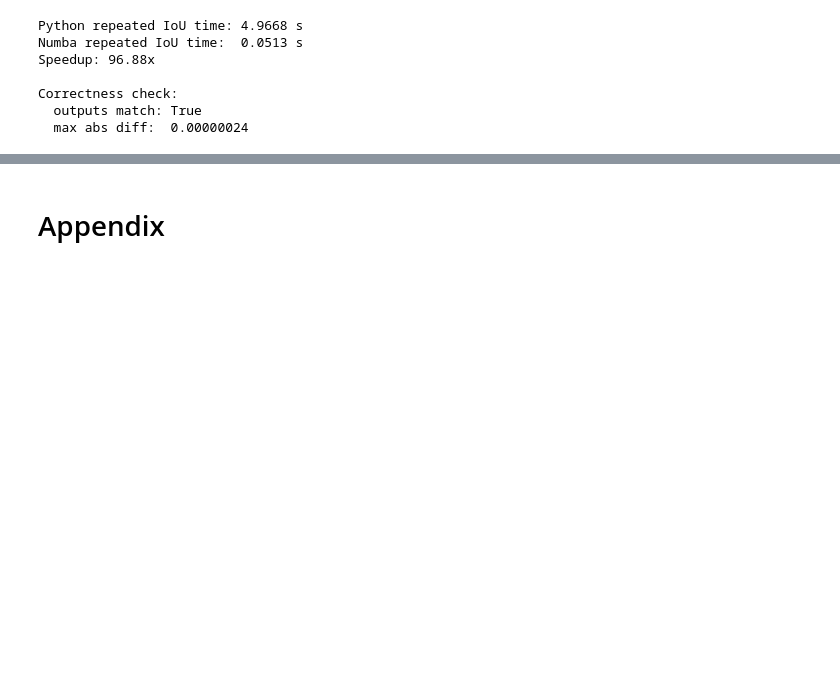
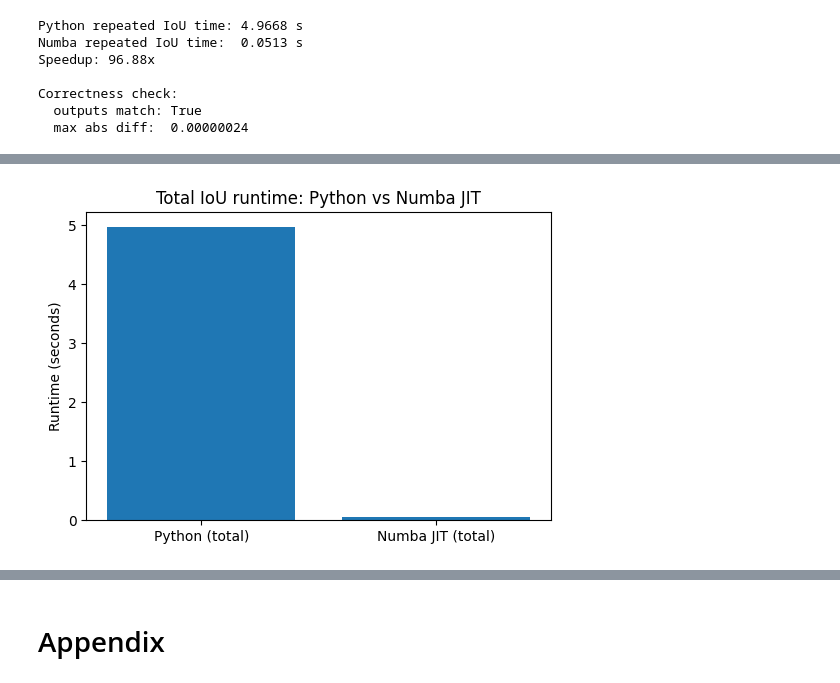
Before and after one commit to sunekaae/orebro-hpc-and-cv, a Jupyter notebook: jupyter/orebro_hpc_sune_v2.ipynb, the cells around one changed output, grey strips where cells are left out. Saved outputs shown, nothing was run; the diff lists cells and outputs as text; code cells hidden in the pictures; blank space fills up the shorter version.

```diff
--- a/jupyter/orebro_hpc_sune_v2.ipynb
+++ b/jupyter/orebro_hpc_sune_v2.ipynb
@@ -383,0 +493,13 @@ Correctness check:
+# %%
+import matplotlib.pyplot as plt
+
+labels = ["Python (total)", "Numba JIT (total)"]
+times = [python_elapsed, numba_elapsed]
+
+plt.figure(figsize=(6, 4))
+plt.bar(labels, times)
+plt.ylabel("Runtime (seconds)")
+plt.title("Total IoU runtime: Python vs Numba JIT")
+plt.show()
+# %% [output]
+[figure, added]
```
Also changed, not shown: parts of 14 cells of this notebook.
